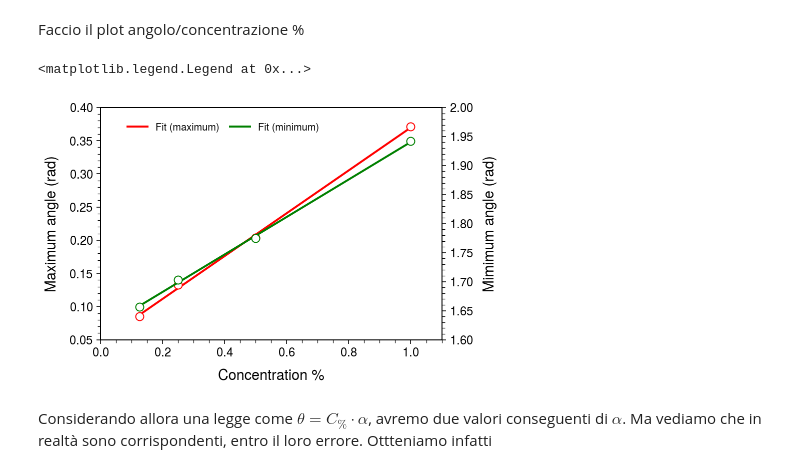
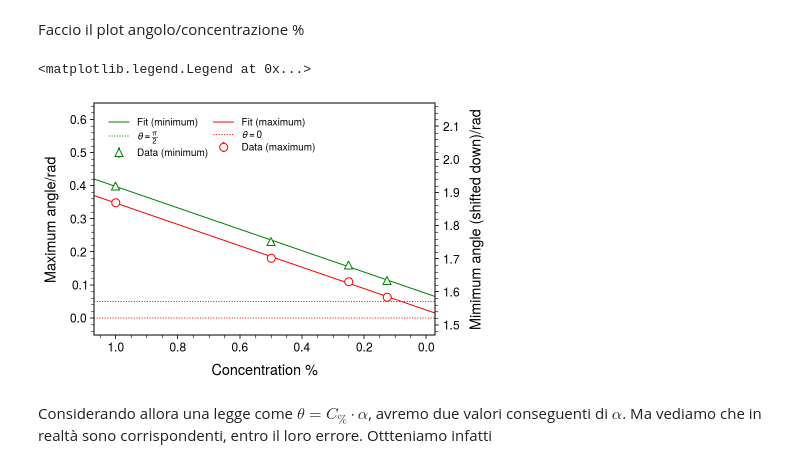
Before and after one commit to mattiasotgia/alphalab3, a Jupyter notebook: PolarizationLight/initial_online.ipynb, the cells around one changed output. Saved outputs shown, nothing was run; the diff lists cells and outputs as text; code cells hidden in the pictures.

```diff
--- a/PolarizationLight/initial_online.ipynb
+++ b/PolarizationLight/initial_online.ipynb
@@ -65,10 +65,10 @@ class DataPolarization:
 
         angle = self.angle
         ylabel = r'Light intensity ($I/I_0=\cos^2\theta$)'
-        xlabel = r'Angle (rad)'
+        xlabel = r'Angle/rad'
         if not rad:
             angle = rad2hundred(self.angle) ## Angle is in HUNDREDS!
-            xlabel = r'Angle (grad/4)'
+            xlabel = r'Angle/grad/4'
 
         plt.errorbar(angle-angle_bias, self.mean-costh_bias, yerr=self.std,
                      ecolor='k', fmt='k.', mfc='w', label=f'Data ({self.ID})', markersize=8)
@@ -246,8 +246,9 @@ Cerco il valore del massimo per i casi *semplici*, ovvero H2O e solo vetro, per
 # %%
 x0_0 = get_maximum(fitd_0)[0]
 x0_glass = get_maximum(fitd_glass)[0]
+x0_H2O = get_maximum(fitd_H2O)[0]
 
-center = np.array([x0_0, x0_glass]).mean()
+center = np.array([x0_0, x0_glass, x0_H2O]).mean()
 # %% [markdown]
 Cerco il valore del massimo per tutte le distribuzioni con concentrazioni differenti, e considero poi di togliere il valore centrale.
 # %%
@@ -325,23 +326,36 @@ Faccio il plot angolo/concentrazione %
 # %%
 fig, ax = plt.subplots()
 
-ax.errorbar(concentration, maxs, yerr=max_errors_asy, fmt='ro', mfc='w')
-p1 = ax.plot(concentration, model(concentration, mmax.values), 'r', label='Fit (maximum)')
+xmin, xmax = (1.07,-0.03)
+ymin, ymax = (1.47, 2.17)
+conc_overshoot = np.linspace(xmin, xmax, 100)
+
+ax.errorbar(concentration, maxs, yerr=max_errors_asy, fmt='ro', mfc='w', label='Data (maximum)')
+p1 = ax.plot(conc_overshoot, model(conc_overshoot, mmax.values), 'r', lw=1, label='Fit (maximum)')
 ax.set_xlim(0, 1.1)
 ax.set_xlabel('Concentration %')
-ax.set_ylabel('Maximum angle (rad)')
-plt.legend(loc=(0.05, 0.85))
+ax.set_ylabel('Maximum angle/rad')
+offset = np.pi/2 - 0.05
 
-ax = ax.twinx()
+ax.set_ylim(ymin-offset, ymax-offset)
+ax.axhline(0, ls=':', c='r', lw=1, label=r'$\theta=0}$')
 
-ax.errorbar(concentration, mins, yerr=min_errors_asy, fmt='go', mfc='w')
-p2 = ax.plot(concentration, model(concentration, mmin.values), 'g', label='Fit (minimum)')
-ax.set_ylabel('Mimimum angle (rad)')
+ax.legend(loc='upper center')
 
-plt.legend(loc=(0.35, 0.85))
+ax2 = ax.twinx()
+
+ax2.errorbar(concentration, mins, yerr=min_errors_asy, fmt='g^', mfc='w', label='Data (minimum)')
+ax2.plot(conc_overshoot, model(conc_overshoot, mmin.values), 'g', lw=1, label='Fit (minimum)')
+ax2.set_ylabel('Mimimum angle (shifted down)/rad')
+
+ax2.set_ylim(ymin, ymax)
+ax2.set_xlim(xmin, xmax)
+ax2.axhline(np.pi/2, ls=':', c='g', lw=1, label=r'$\theta=\frac{\pi}{2}$')
+
+ax2.legend(loc='upper left')
 # %% [output]
 <matplotlib.legend.Legend at 0x...>
-[figure, old version]
+[figure, new version]
 # %% [markdown]
 Considerando allora una legge come $\theta = C_\% \cdot \alpha$, avremo due valori conseguenti di $\alpha$. Ma vediamo che in realtà sono corrispondenti, entro il loro errore. Ottteniamo infatti
 # %%
```
Also changed, not shown: parts of 14 cells of this notebook, 2 other files.
